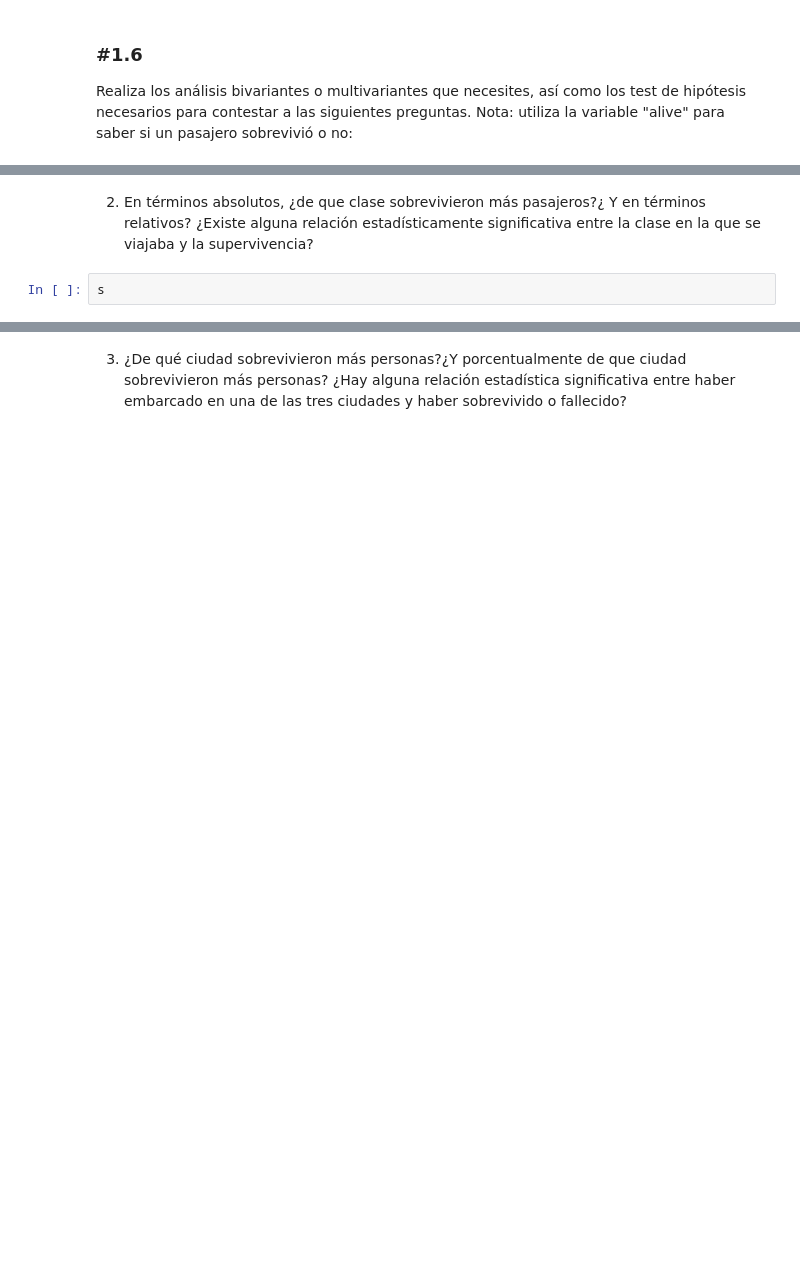
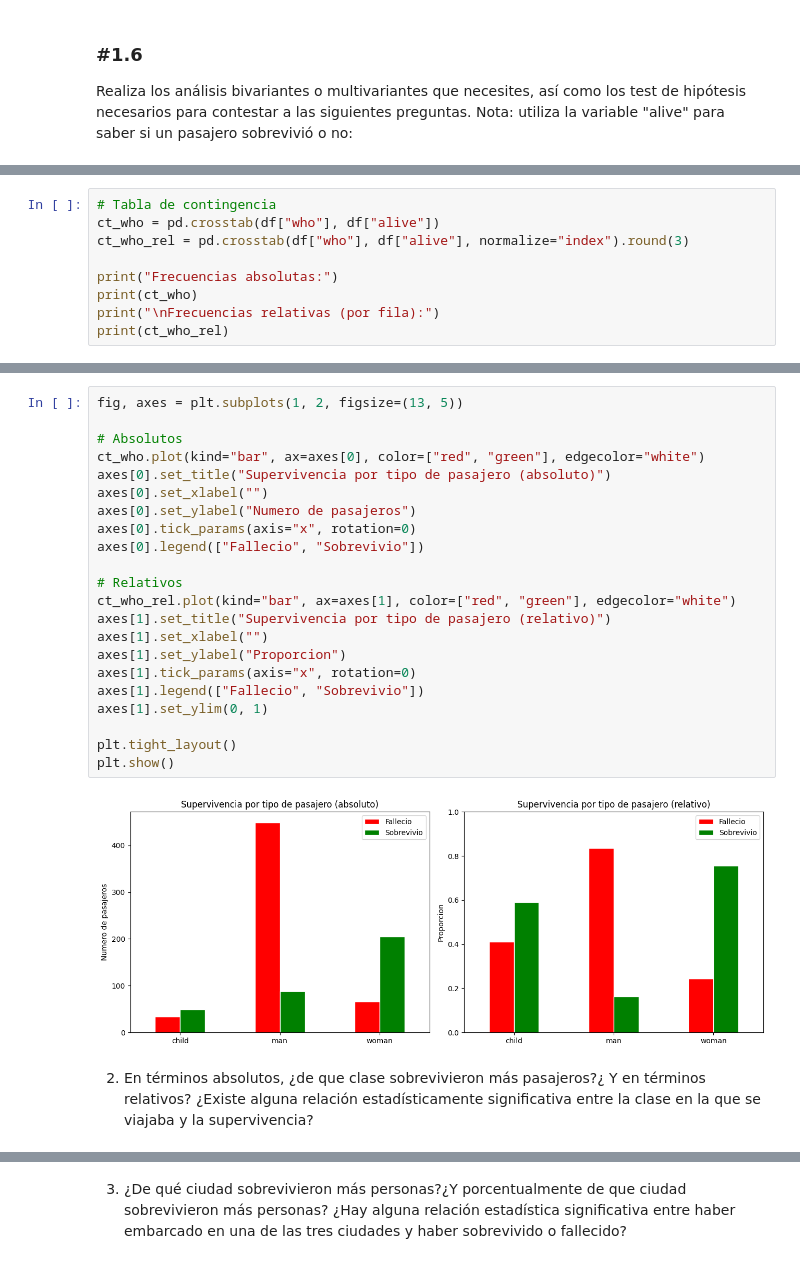
Before and after one commit to eleacos/DS-Online-Elena-Acosta, a Jupyter notebook: 03_Data_Analysis/Sprint_07/Unidad_02_Estadistica_Descriptiva_Multivariante/03_Practica_Obligatoria/18_Practica_Obligatoria_Multivariante.ipynb, the cells around one changed output, grey strips where cells are left out. Drawn from its saved outputs; the diff is of its cells as text; blank space fills up the shorter version.

```diff
--- a/03_Data_Analysis/Sprint_07/Unidad_02_Estadistica_Descriptiva_Multivariante/03_Practica_Obligatoria/18_Practica_Obligatoria_Multivariante.ipynb
+++ b/03_Data_Analysis/Sprint_07/Unidad_02_Estadistica_Descriptiva_Multivariante/03_Practica_Obligatoria/18_Practica_Obligatoria_Multivariante.ipynb
@@ -147,0 +203,9 @@ pinta_distribucion_categoricas(df, ["alive"], relativa= True, mostrar_valores= T
+# %%
+# Tabla de contingencia
+ct_who = pd.crosstab(df["who"], df["alive"])
+ct_who_rel = pd.crosstab(df["who"], df["alive"], normalize="index").round(3)
+
+print("Frecuencias absolutas:")
+print(ct_who)
+print("\nFrecuencias relativas (por fila):")
+print(ct_who_rel)
@@ -148,4 +243,26 @@ pinta_distribucion_categoricas(df, ["alive"], relativa= True, mostrar_valores= T
+# %%
+fig, axes = plt.subplots(1, 2, figsize=(13, 5))
+
+# Absolutos
+ct_who.plot(kind="bar", ax=axes[0], color=["red", "green"], edgecolor="white")
+axes[0].set_title("Supervivencia por tipo de pasajero (absoluto)")
+axes[0].set_xlabel("")
+axes[0].set_ylabel("Numero de pasajeros")
+axes[0].tick_params(axis="x", rotation=0)
+axes[0].legend(["Fallecio", "Sobrevivio"])
+
+# Relativos
+ct_who_rel.plot(kind="bar", ax=axes[1], color=["red", "green"], edgecolor="white")
+axes[1].set_title("Supervivencia por tipo de pasajero (relativo)")
+axes[1].set_xlabel("")
+axes[1].set_ylabel("Proporcion")
+axes[1].tick_params(axis="x", rotation=0)
+axes[1].legend(["Fallecio", "Sobrevivio"])
+axes[1].set_ylim(0, 1)
+
+plt.tight_layout()
+plt.show()
+# %% [output]
+[figure, added]
 # %% [markdown]
 2. En términos absolutos, ¿de que clase sobrevivieron más pasajeros?¿ Y en términos relativos? ¿Existe alguna relación estadísticamente significativa entre la clase en la que se viajaba y la supervivencia?
-# %%
-s
```
Also changed, not shown: parts of 37 cells of this notebook, 11 other files.
